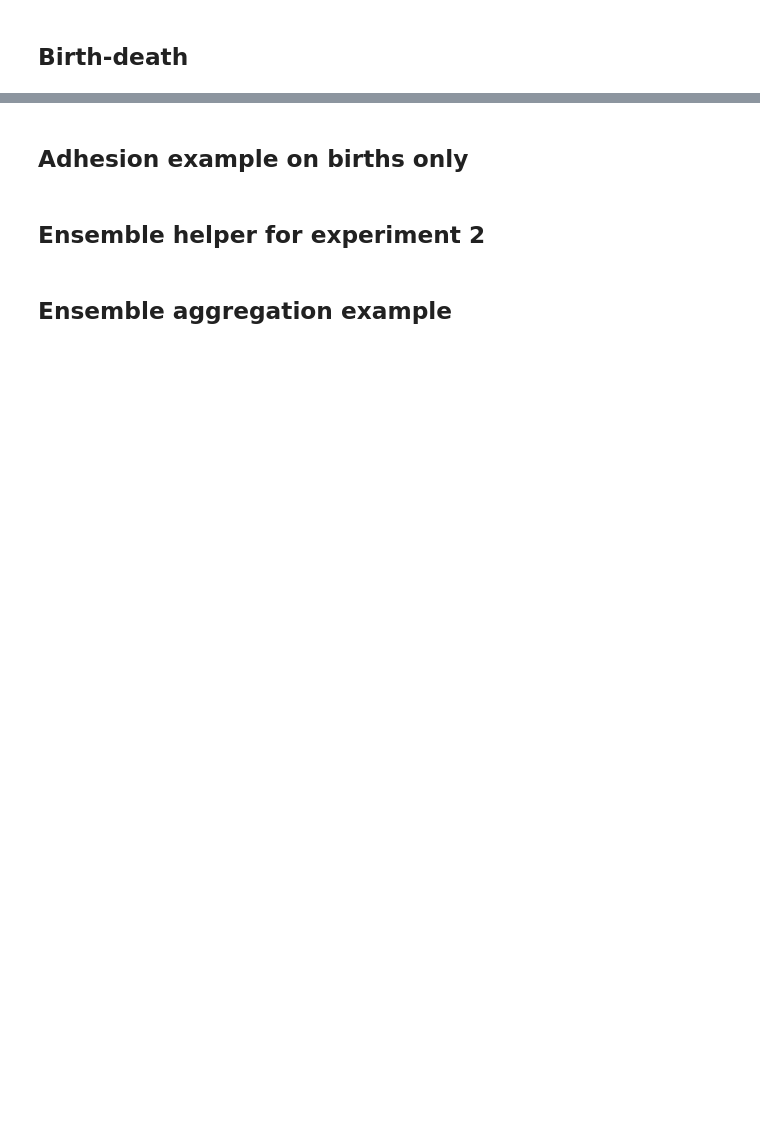
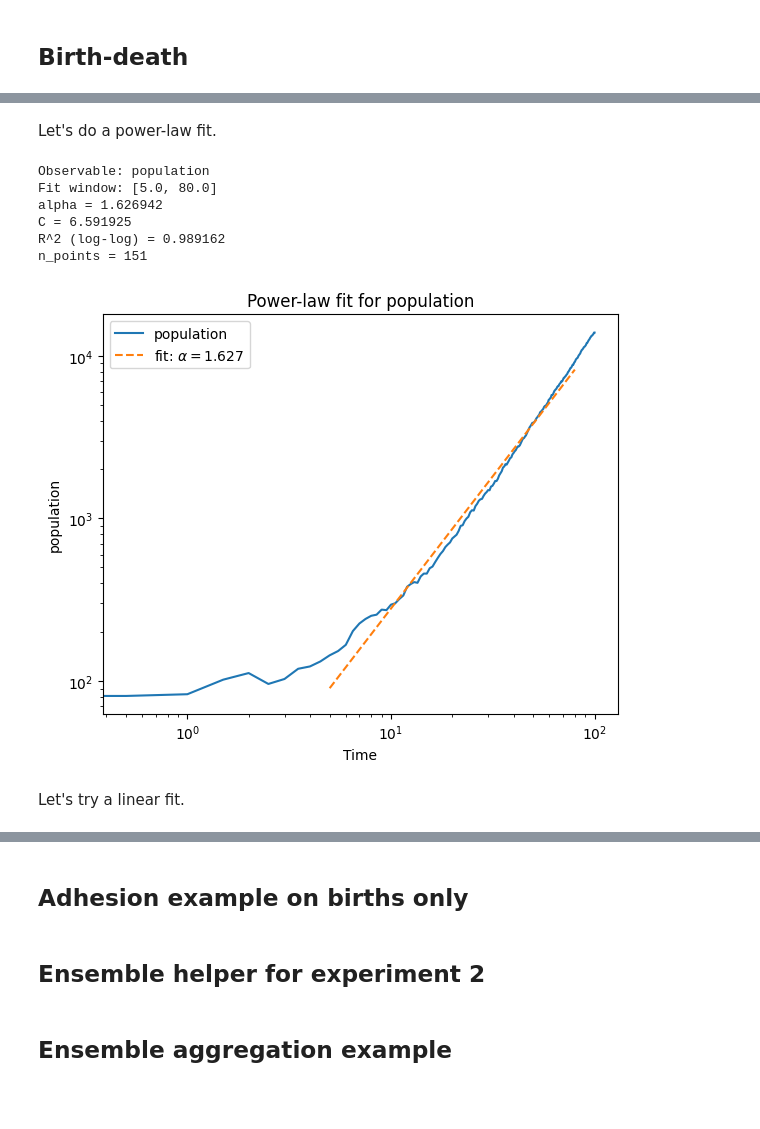
Before and after one commit to JeroFotinos/proliferating_matter, a Jupyter notebook: src/exp5--first_post-refactor_sim.ipynb, the cells around one changed output, grey strips where cells are left out. Cells and saved outputs as stored; diff of their text form; code cells hidden in the pictures; blank space fills up the shorter version.

```diff
--- a/src/exp5--first_post-refactor_sim.ipynb
+++ b/src/exp5--first_post-refactor_sim.ipynb
@@ -255,0 +131,73 @@ KeyboardInterrupt:
+# %% [markdown]
+Let's do a power-law fit.
+# %%
+# Fit power-law exponents for birth-death case
+# Choose the observable and fitting window
+observable_name = "population"   # try also: "mean_radius", "roughness"
+t_min = 5.0
+t_max = 80.0
+
+values = getattr(result_bd, observable_name)
+
+fit = fit_power_law_exponent(
+    times=result_bd.times,
+    values=values,
+    t_min=t_min,
+    t_max=t_max,
+)
+
+print(f"Observable: {observable_name}")
+print(f"Fit window: [{t_min}, {t_max}]")
+print(f"alpha = {fit['alpha']:.6f}")
+print(f"C = {fit['C']:.6f}")
+print(f"R^2 (log-log) = {fit['r2_loglog']:.6f}")
+print(f"n_points = {fit['n_points']}")
+# %% [output]
+Observable: population
+Fit window: [5.0, 80.0]
+alpha = 1.626942
+C = 6.591925
+R^2 (log-log) = 0.989162
+n_points = 151
+# %%
+# Plot the data and the fit
+observable_name = "population"   # same choice as above
+t_min = 5.0
+t_max = 80.0
+
+values = getattr(result_bd, observable_name)
+
+mask = (
+    np.isfinite(result_bd.times)
+    & np.isfinite(values)
+    & (result_bd.times > 0.0)
+    & (values > 0.0)
+    & (result_bd.times >= t_min)
+    & (result_bd.times <= t_max)
+)
+
+t_fit = result_bd.times[mask]
+y_fit = values[mask]
+
+fit = fit_power_law_exponent(
+    times=result_bd.times,
+    values=values,
+    t_min=t_min,
+    t_max=t_max,
+)
+
+y_model = fit["C"] * t_fit ** fit["alpha"]
+
+plt.figure(figsize=(6, 5))
+plt.loglog(result_bd.times, values, label=observable_name)
+plt.loglog(t_fit, y_model, "--", label=fr"fit: $\alpha={fit['alpha']:.3f}$")
+plt.xlabel("Time")
+plt.ylabel(observable_name)
+plt.title(f"Power-law fit for {observable_name}")
+plt.legend()
+plt.tight_layout()
+plt.show()
+# %% [output]
+[figure, added]
+# %% [markdown]
+Let's try a linear fit.
```
Also changed, not shown: parts of 14 cells of this notebook, 1 other file.
